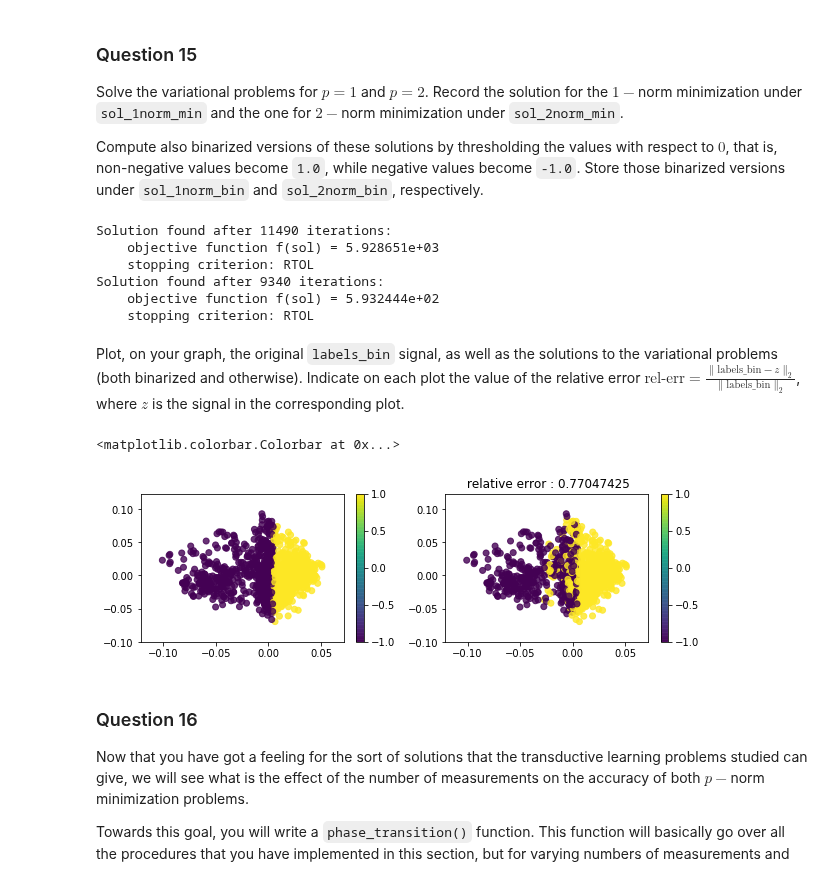
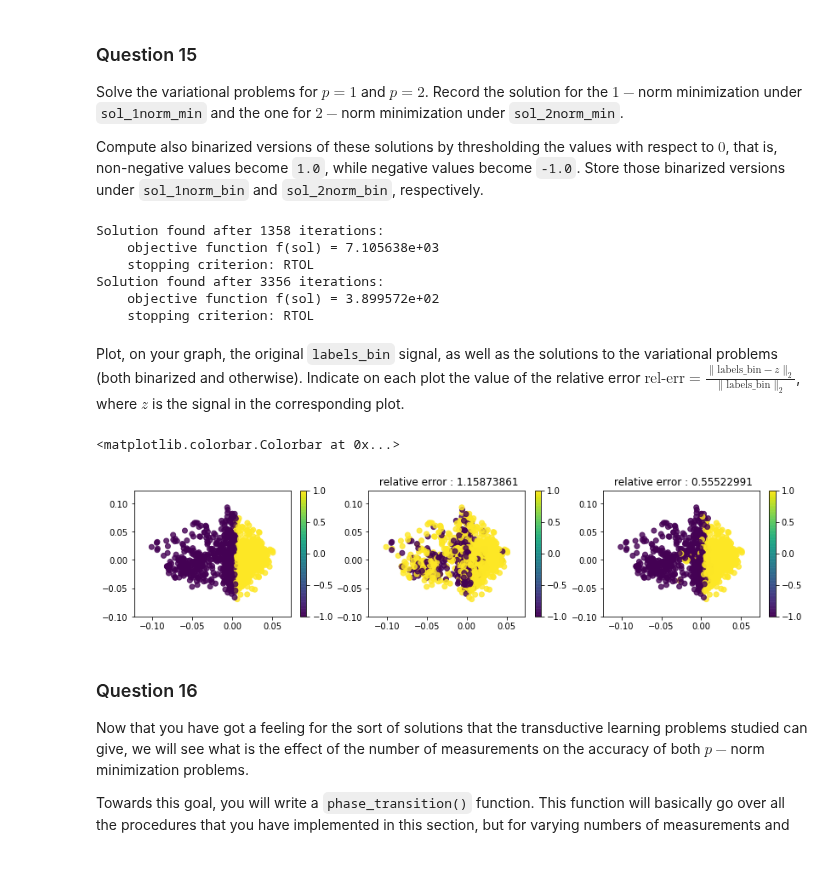
Before and after one commit to vndk36/Project_ntds2018, a Jupyter notebook: Milestone_4/4_v_05_12.ipynb, the cells around one changed output. Drawn from its saved outputs; the diff is of its cells as text; code cells hidden in the pictures.

```diff
--- a/Milestone_4/4_v_05_12.ipynb
+++ b/Milestone_4/4_v_05_12.ipynb
@@ -456,7 +457,7 @@ Now, subsample this binarized label signal by $70\%$ by choosing, uniformly at r
 
 You will do this by computing a "measurement mask" vector `w` with `1.0`'s at the measured coordinates, and $0.0$'s otherwise.
 # %%
-mn_ratio = 0.5
+mn_ratio = 0.3
 m = int(mn_ratio * n_nodes)  # Number of measurements.
 
 w = np.random.permutation(np.concatenate((np.ones(m),np.full(n_nodes-m, np.nan))))
@@ -559,9 +569,9 @@ Solve the variational problems for $p = 1$ and $p = 2$. Record the solution for
 
 Compute also binarized versions of these solutions by thresholding the values with respect to $0$, that is, non-negative values become `1.0`, while negative values become `-1.0`. Store those binarized versions under `sol_1norm_bin` and `sol_2norm_bin`, respectively.
 # %%
-sol_1norm_min = graph_pnorm_interpolation(gradient, P, x0=np.random.randn(n_nodes), p=1., rtol = 1e-9, maxit = 500000)
+sol_1norm_min = graph_pnorm_interpolation(gradient, P, x0=np.random.randn(n_nodes), p=1., rtol = 1e-5, maxit = 5000000)
 
-sol_2norm_min = graph_pnorm_interpolation(gradient, P, x0=np.random.randn(n_nodes), p=2., rtol = 1e-9, maxit = 500000)
+sol_2norm_min = graph_pnorm_interpolation(gradient, P, x0=np.random.randn(n_nodes), p=2., rtol = 1e-5, maxit = 5000000)
 
 threshold = 0
 
@@ -569,28 +579,34 @@ sol_1norm_bin = np.where(sol_1norm_min < threshold, -1, 1)
 
 sol_2norm_bin = np.where(sol_2norm_min < threshold, -1, 1)
 # %% [output]
-Solution found after 11490 iterations:
-    objective function f(sol) = 5.928651e+03
+Solution found after 1358 iterations:
+    objective function f(sol) = 7.105638e+03
     stopping criterion: RTOL
-Solution found after 9340 iterations:
-    objective function f(sol) = 5.932444e+02
+Solution found after 3356 iterations:
+    objective function f(sol) = 3.899572e+02
     stopping criterion: RTOL
 # %% [markdown]
 Plot, on your graph, the original `labels_bin` signal, as well as the solutions to the variational problems (both binarized and otherwise). Indicate on each plot the value of the relative error $\text{rel-err} = \frac{\|\text{labels_bin} - z\|_2}{\|\text{labels_bin}\|_2}$, where $z$ is the signal in the corresponding plot.
 # %%
-plt.figure(figsize=(10,6))
-plt.subplot(221)
+plt.figure(figsize=(14,6))
+plt.subplot(231)
 plt.scatter(U[1], U[2], c=labels_bin, alpha=0.8)
 plt.colorbar()
 
-plt.subplot(222)
+plt.subplot(232)
 rel_err = (np.linalg.norm(labels_bin - sol_1norm_bin)/(np.linalg.norm(labels_bin)))
 plt.title(" relative error : " + np.array2string(rel_err))
 plt.scatter(U[1], U[2], c = sol_1norm_bin, alpha=0.8)
 plt.colorbar()
+
+plt.subplot(233)
+rel_err = (np.linalg.norm(labels_bin - sol_2norm_bin)/(np.linalg.norm(labels_bin)))
+plt.title(" relative error : " + np.array2string(rel_err))
+plt.scatter(U[1], U[2], c = sol_2norm_bin, alpha=0.8)
+plt.colorbar()
 # %% [output]
 <matplotlib.colorbar.Colorbar at 0x...>
-[figure, old version]
+[figure, new version]
 # %% [markdown]
 ### Question 16
 
```
Also changed, not shown: parts of 6 cells of this notebook.
